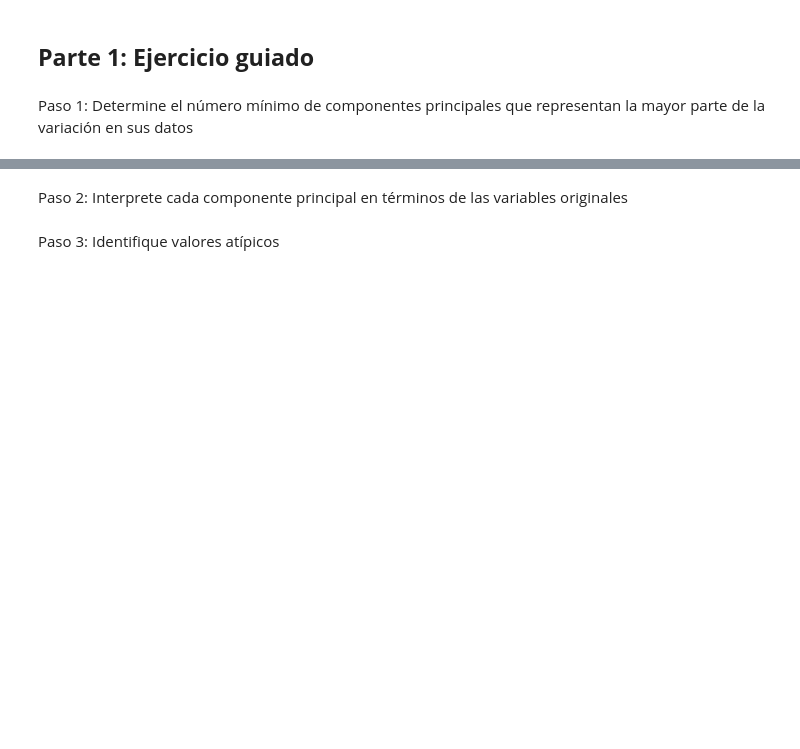
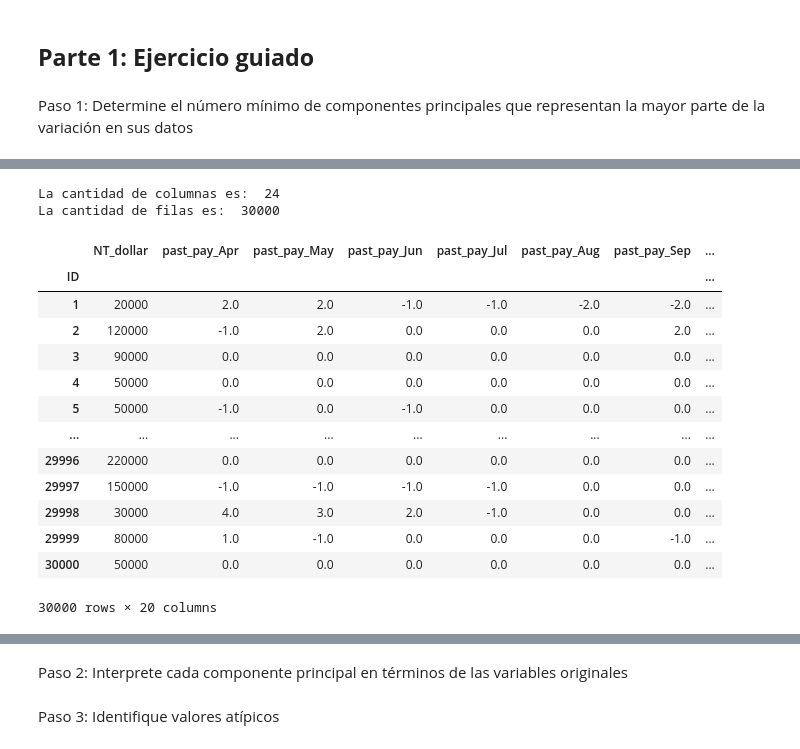
Before and after one commit to PosgradoMNA/actividades-de-aprendizaje-feracor, a Jupyter notebook: A01794022_Actividad_Semanal_4.ipynb, the cells around one changed output, grey strips where cells are left out. Drawn from its saved outputs; the diff is of its cells as text; code cells hidden in the pictures; blank space fills up the shorter version.

```diff
--- a/A01794022_Actividad_Semanal_4.ipynb
+++ b/A01794022_Actividad_Semanal_4.ipynb
@@ -17,0 +66,28 @@ Paso 1: Determine el número mínimo de componentes principales que representan
+# %%
+# Visualizar las dimensiones del df
+
+print('La cantidad de columnas es: ', df.shape[1])
+print('La cantidad de filas es: ', df.shape[0])
+# %% [output]
+La cantidad de columnas es:  24
+La cantidad de filas es:  30000
+# %%
+# Eliminar variables cualitativas
+
+df2 = df.drop(['Gender','Education ','Marital status','Age '], axis=1)
+df2
+# %% [output]
+|  | NT_dollar | past_pay_Apr | past_pay_May | past_pay_Jun | past_pay_Jul | past_pay_Aug | past_pay_Sep | ... |
+| ID |  |  |  |  |  |  |  | ... |
+| 1 | 20000 | 2.0 | 2.0 | -1.0 | -1.0 | -2.0 | -2.0 | ... |
+| 2 | 120000 | -1.0 | 2.0 | 0.0 | 0.0 | 0.0 | 2.0 | ... |
+| 3 | 90000 | 0.0 | 0.0 | 0.0 | 0.0 | 0.0 | 0.0 | ... |
+| 4 | 50000 | 0.0 | 0.0 | 0.0 | 0.0 | 0.0 | 0.0 | ... |
+| 5 | 50000 | -1.0 | 0.0 | -1.0 | 0.0 | 0.0 | 0.0 | ... |
+| ... | ... | ... | ... | ... | ... | ... | ... | ... |
+| 29996 | 220000 | 0.0 | 0.0 | 0.0 | 0.0 | 0.0 | 0.0 | ... |
+| 29997 | 150000 | -1.0 | -1.0 | -1.0 | -1.0 | 0.0 | 0.0 | ... |
+| 29998 | 30000 | 4.0 | 3.0 | 2.0 | -1.0 | 0.0 | 0.0 | ... |
+| 29999 | 80000 | 1.0 | -1.0 | 0.0 | 0.0 | 0.0 | -1.0 | ... |
+| 30000 | 50000 | 0.0 | 0.0 | 0.0 | 0.0 | 0.0 | 0.0 | ... |
+30000 rows × 20 columns
```
Also changed, not shown: parts of 8 cells of this notebook.
